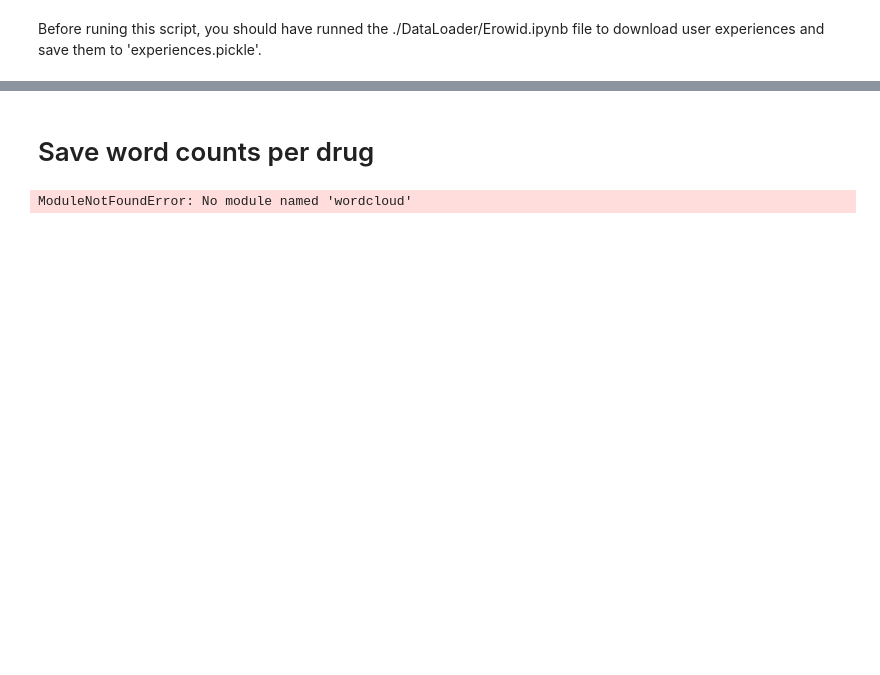
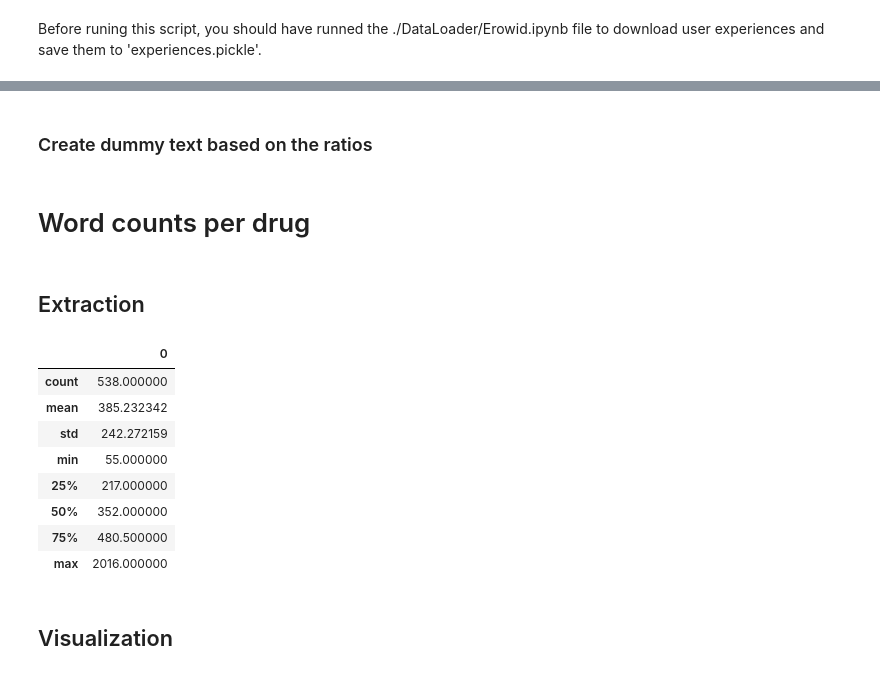
Before and after one commit to cilacal/Psynalisis, a Jupyter notebook: data_exploration.ipynb, the cells around one changed output, grey strips where cells are left out. Cells and saved outputs as stored; diff of their text form; code cells hidden in the pictures; blank space fills up the shorter version.

```diff
--- a/data_exploration.ipynb
+++ b/data_exploration.ipynb
@@ -25,15 +228,24 @@ joined = [' '.join([text['text'] for text in drug]) for drug in contents.values(
+# %% [markdown]
+### Create dummy text based on the ratios
 # %% [markdown]
-# Save word counts per drug
+# Word counts per drug
-# %%
-@interact(i=(0, len(joined) - 1))
-def word_cloud(i):
-    text = joined[i]
-    # Generate a word cloud image
-    wordcloud = WordCloud().generate(text)
-    wordcloud = WordCloud(max_font_size=40, relative_scaling=.5).generate(text)
-    plt.figure(figsize=(10,10), dpi=200)
-    plt.imshow(wordcloud)
-    plt.axis("off")
-    plt.show()
-# %% [output]
-ModuleNotFoundError: No module named 'wordcloud'
+# %% [markdown]
+## Extraction
+# %%
+def getCounts(experiencesSep, drug):
+    wordCounts = [len(set(crExp.split())) for crExp in experiencesSep[drug]]
+    return pd.DataFrame(wordCounts).describe()
+# %%
+getCounts(experiencesSep, "Alcohol")
+# %% [output]
+|  | 0 |
+| count | 538.000000 |
+| mean | 385.232342 |
+| std | 242.272159 |
+| min | 55.000000 |
+| 25% | 217.000000 |
+| 50% | 352.000000 |
+| 75% | 480.500000 |
+| max | 2016.000000 |
+# %% [markdown]
+## Visualization
```
Also changed, not shown: parts of 35 cells of this notebook, 1 other file.
